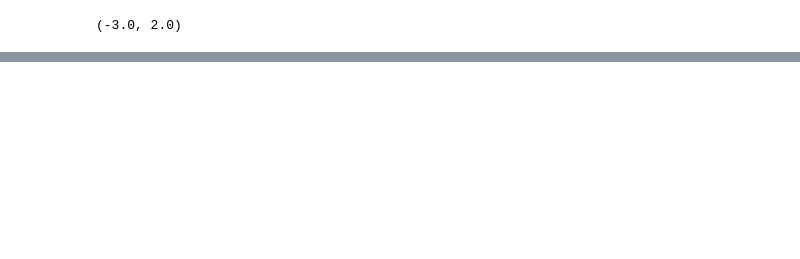
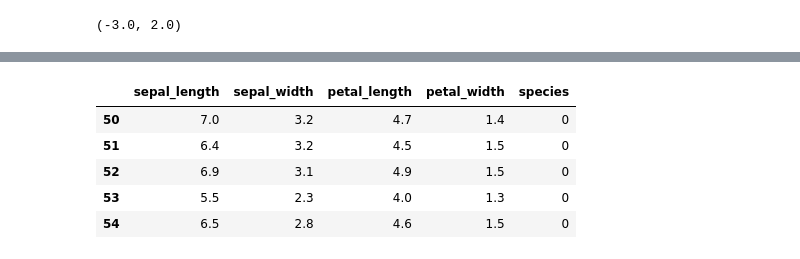
Before and after one commit to Ankitapaul1234/gc_ml, a Jupyter notebook: algorithm.ipynb, the cells around one changed output, grey strips where cells are left out. Cells and saved outputs as stored; diff of their text form; code cells hidden in the pictures; blank space fills up the shorter version.

```diff
--- a/algorithm.ipynb
+++ b/algorithm.ipynb
@@ -673,0 +719,11 @@ plt.ylim(-3,2)
+# %%
+ df['species'] = df['species'].map({'versicolor':0,'virginica':1})
+# %%
+df.head()
+# %% [output]
+|  | sepal_length | sepal_width | petal_length | petal_width | species |
+| 50 | 7.0 | 3.2 | 4.7 | 1.4 | 0 |
+| 51 | 6.4 | 3.2 | 4.5 | 1.5 | 0 |
+| 52 | 6.9 | 3.1 | 4.9 | 1.5 | 0 |
+| 53 | 5.5 | 2.3 | 4.0 | 1.3 | 0 |
+| 54 | 6.5 | 2.8 | 4.6 | 1.5 | 0 |
```
Also changed, not shown: parts of 10 cells of this notebook.
